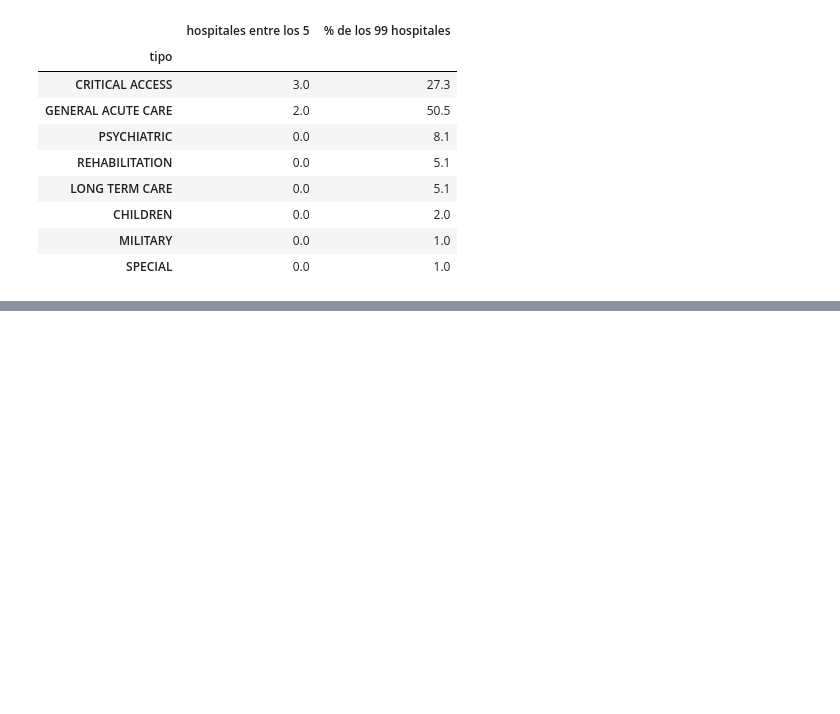
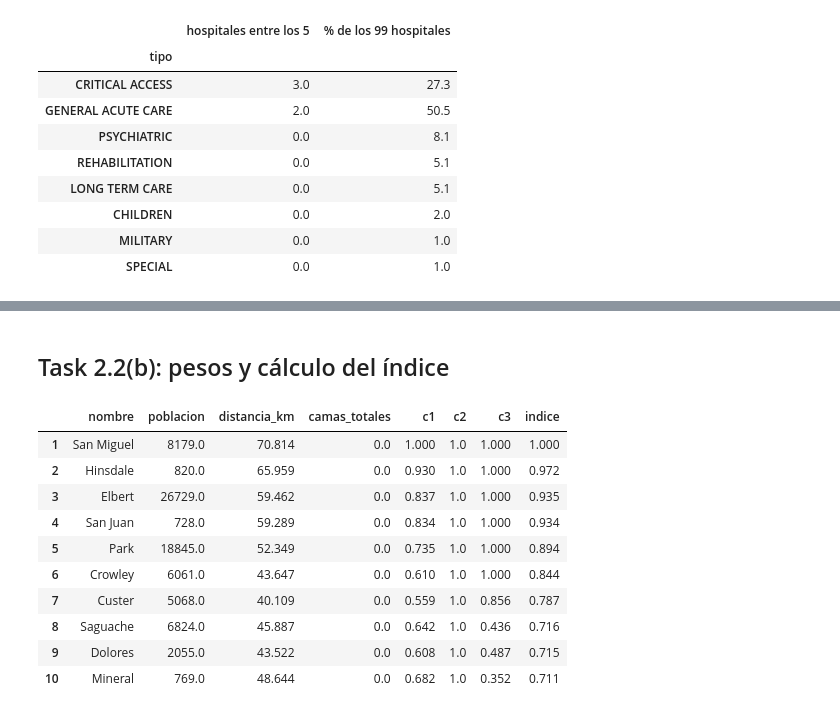
Before and after one commit to CamiR24/Lab5-MS, a Jupyter notebook: Task2.ipynb, the cells around one changed output, grey strips where cells are left out. Saved outputs shown, nothing was run; the diff lists cells and outputs as text; code cells hidden in the pictures; blank space fills up the shorter version.

```diff
--- a/Task2.ipynb
+++ b/Task2.ipynb
@@ -197,0 +273,24 @@ Camas de todos los hospitales: media 103.0, mediana 48
+# %% [markdown]
+## Task 2.2(b): pesos y cálculo del índice
+# %%
+# Índice = w1*c1 + w2*c2 + w3*c3, con w1 + w2 + w3 = 1 (promedio ponderado)
+pesos = {"c1": 0.40, "c2": 0.35, "c3": 0.25}
+assert abs(sum(pesos.values()) - 1) < 1e-12
+
+condados_m["indice"] = sum(w * condados_m[c] for c, w in pesos.items())
+
+top10_indice = condados_m.sort_values("indice", ascending=False).head(10).reset_index(drop=True)
+top10_indice.index += 1
+display(top10_indice[["nombre", "poblacion", "distancia_km", "camas_totales", "c1", "c2", "c3", "indice"]].round(3))
+# %% [output]
+|  | nombre | poblacion | distancia_km | camas_totales | c1 | c2 | c3 | indice |
+| 1 | San Miguel | 8179.0 | 70.814 | 0.0 | 1.000 | 1.0 | 1.000 | 1.000 |
+| 2 | Hinsdale | 820.0 | 65.959 | 0.0 | 0.930 | 1.0 | 1.000 | 0.972 |
+| 3 | Elbert | 26729.0 | 59.462 | 0.0 | 0.837 | 1.0 | 1.000 | 0.935 |
+| 4 | San Juan | 728.0 | 59.289 | 0.0 | 0.834 | 1.0 | 1.000 | 0.934 |
+| 5 | Park | 18845.0 | 52.349 | 0.0 | 0.735 | 1.0 | 1.000 | 0.894 |
+| 6 | Crowley | 6061.0 | 43.647 | 0.0 | 0.610 | 1.0 | 1.000 | 0.844 |
+| 7 | Custer | 5068.0 | 40.109 | 0.0 | 0.559 | 1.0 | 0.856 | 0.787 |
+| 8 | Saguache | 6824.0 | 45.887 | 0.0 | 0.642 | 1.0 | 0.436 | 0.716 |
+| 9 | Dolores | 2055.0 | 43.522 | 0.0 | 0.608 | 1.0 | 0.487 | 0.715 |
+| 10 | Mineral | 769.0 | 48.644 | 0.0 | 0.682 | 1.0 | 0.352 | 0.711 |
```
Also changed, not shown: parts of 6 cells of this notebook.
